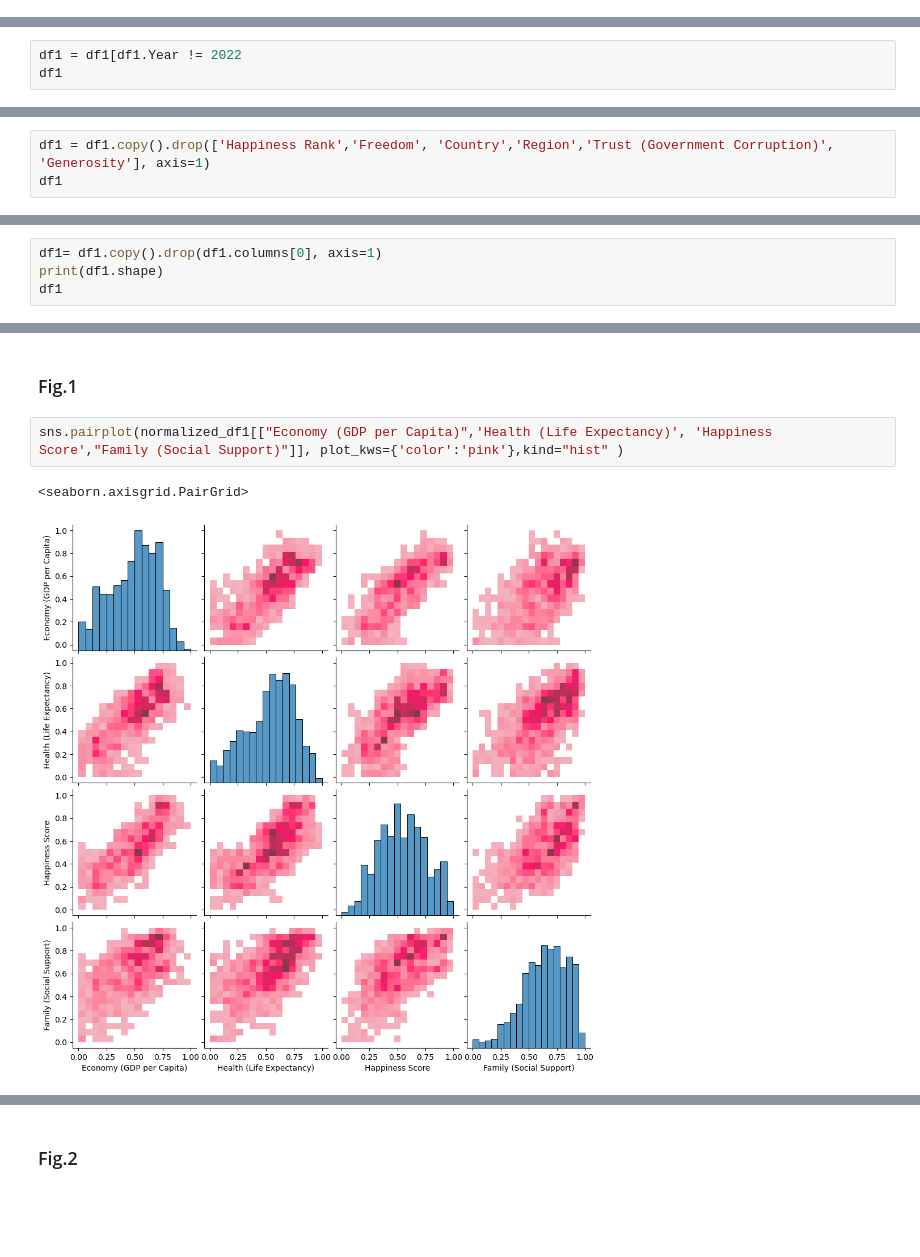
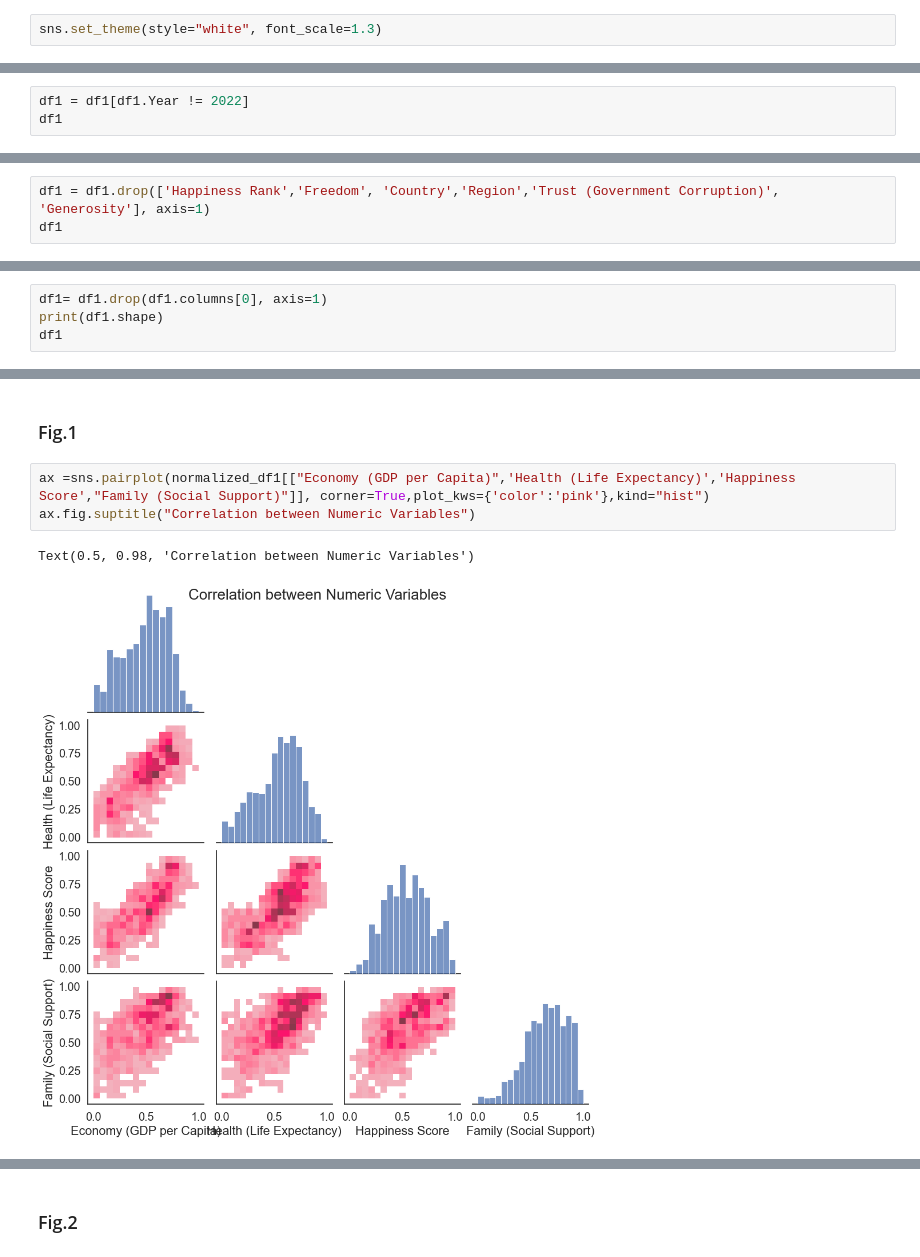
Before and after one commit to ubco-W2022T1-cosc301/project-group47, a Jupyter notebook: notebooks/analysis3.ipynb, the cells around one changed output, grey strips where cells are left out. Saved outputs shown, nothing was run; the diff lists cells and outputs as text; blank space fills up the shorter version.

```diff
--- a/notebooks/analysis3.ipynb
+++ b/notebooks/analysis3.ipynb
@@ -37,3 +33,5 @@ print(df1)
+# %%
+sns.set_theme(style="white", font_scale=1.3)
 # %%
 d1 = df1.shape
 d2 = df1.head()
@@ -152,6 +152,6 @@ df1 = pd.read_csv('../data/raw/world_happiness_report.csv')
 # %% [markdown]
 ###### 2. Clean the data.
 # %%
-df1 = df1[df1.Year != 2022
+df1 = df1[df1.Year != 2022]
 df1
 # %% [output]
@@ -159,7 +171,7 @@ SyntaxError: invalid syntax (2428125581.py, line 2)
 # %% [markdown]
 ###### Based on analysis 1 and my third graph in task 1, there was many null values in the year of 2022 and therefore that year did not provide any useful variables. I decided to drop this year so it wouln't mess my fututre analysis.
 # %%
-df1 = df1.copy().drop(['Happiness Rank','Freedom', 'Country','Region','Trust (Government Corruption)', 'Generosity'], axis=1)
+df1 = df1.drop(['Happiness Rank','Freedom', 'Country','Region','Trust (Government Corruption)', 'Generosity'], axis=1)
 df1
 # %% [output]
 |  | Unnamed: 0 | Happiness Score | Economy (GDP per Capita) | Family (Social Support) | Health (Life Expectancy) | ... |
@@ -178,7 +190,7 @@ df1
 # %% [markdown]
 ###### Since my question is specifically about economy, social life, life expectancy, and happiness score in each year, I'm dropping the other columns in the dataset that I don't need.
 # %%
-df1= df1.copy().drop(df1.columns[0], axis=1)
+df1= df1.drop(df1.columns[0], axis=1)
 print(df1.shape)
 df1
 # %% [output]
@@ -373,8 +364,9 @@ df3
 # %% [markdown]
 ### Fig.1
 # %%
-sns.pairplot(normalized_df1[["Economy (GDP per Capita)",'Health (Life Expectancy)', 'Happiness Score',"Family (Social Support)"]], plot_kws={'color':'pink'},kind="hist" )
+ax =sns.pairplot(normalized_df1[["Economy (GDP per Capita)",'Health (Life Expectancy)','Happiness Score',"Family (Social Support)"]], corner=True,plot_kws={'color':'pink'},kind="hist")
+ax.fig.suptitle("Correlation between Numeric Variables")
 # %% [output]
-<seaborn.axisgrid.PairGrid>
+Text(0.5, 0.98, 'Correlation between Numeric Variables')
-[figure, old version]
+[figure, new version]
 # %% [markdown]
```
Also changed, not shown: parts of 33 cells of this notebook, 1 other file.
